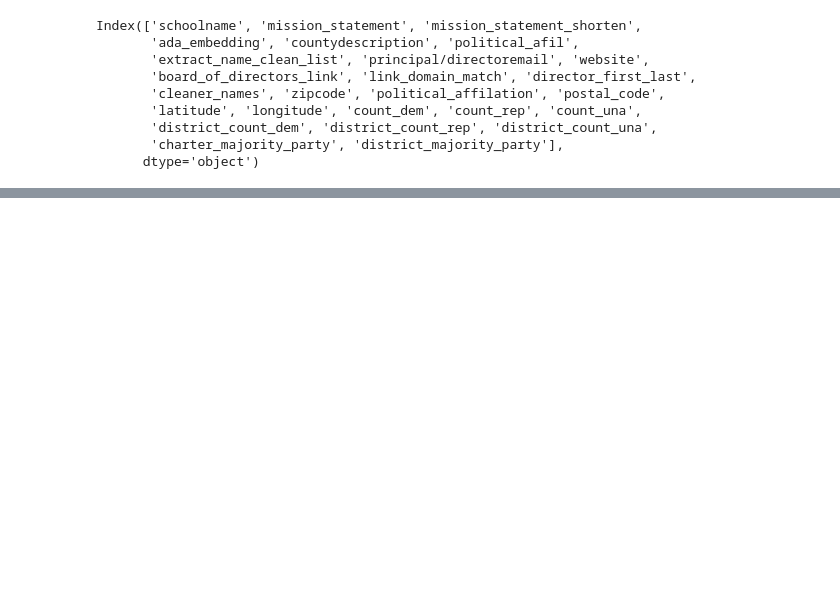
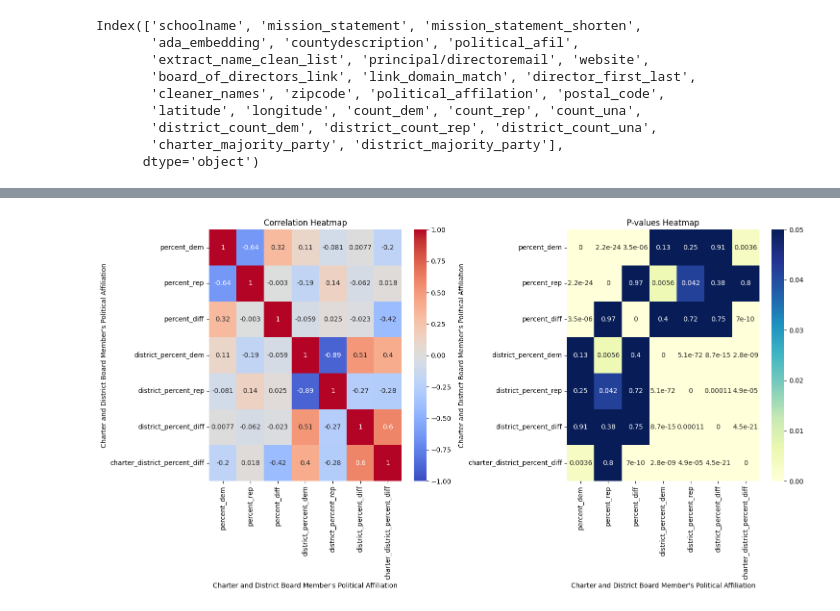
Before and after one commit to MajesticUnic0rn/charter-school-polarization, a Jupyter notebook: vector_db.ipynb, the cells around one changed output, grey strips where cells are left out. Saved outputs shown, nothing was run; the diff lists cells and outputs as text; code cells hidden in the pictures; blank space fills up the shorter version.

```diff
--- a/vector_db.ipynb
+++ b/vector_db.ipynb
@@ -327,0 +529,42 @@ fig.show()
+# %%
+# Define the columns to keep
+to_keep = ['percent_dem', 'percent_rep', 'percent_diff',
+       'district_percent_dem', 'district_percent_rep', 'district_percent_diff','charter_district_percent_diff']
+# Compute correlation and p-value
+def compute_corr_and_pvalue(x, y):
+    corr, pvalue = pearsonr(x, y)
+    return corr, pvalue
+
+# Create empty DataFrames to store correlation values and p-values
+correlation_values = pd.DataFrame(index=to_keep, columns=to_keep)
+pvalues = pd.DataFrame(index=to_keep, columns=to_keep)
+
+# Populate the DataFrames
+for i in to_keep:
+    for j in to_keep:
+        corr, pvalue = compute_corr_and_pvalue(complete_experiment[i], complete_experiment[j])
+        correlation_values.at[i, j] = corr
+        pvalues.at[i, j] = pvalue
+
+# Visualizing the correlations and p-values using heatmaps
+fig, (ax1, ax2) = plt.subplots(1, 2, figsize=(15, 8))
+
+# Heatmap for correlations
+sns.heatmap(correlation_values.astype(float), cmap="coolwarm", annot=True, vmin=-1, vmax=1, ax=ax1)
+ax1.set_title("Correlation Heatmap")
+
+label = "Charter and District Board Member's Political Affiliation"
+
+ax1.set_ylabel(label)
+ax1.set_xlabel(label)
+
+# Heatmap for p-values
+sns.heatmap(pvalues.astype(float), cmap="YlGnBu", annot=True, vmax=0.05, ax=ax2)
+ax2.set_title("P-values Heatmap")
+ax2.set_ylabel(label)
+ax2.set_xlabel(label)
+
+plt.tight_layout()
+plt.show()
+# %% [output]
+[figure, added]
```
Also changed, not shown: parts of 20 cells of this notebook.
